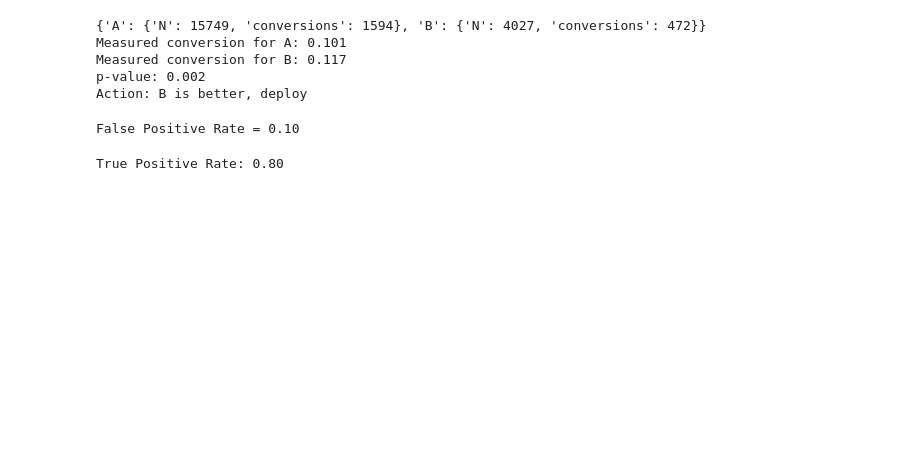
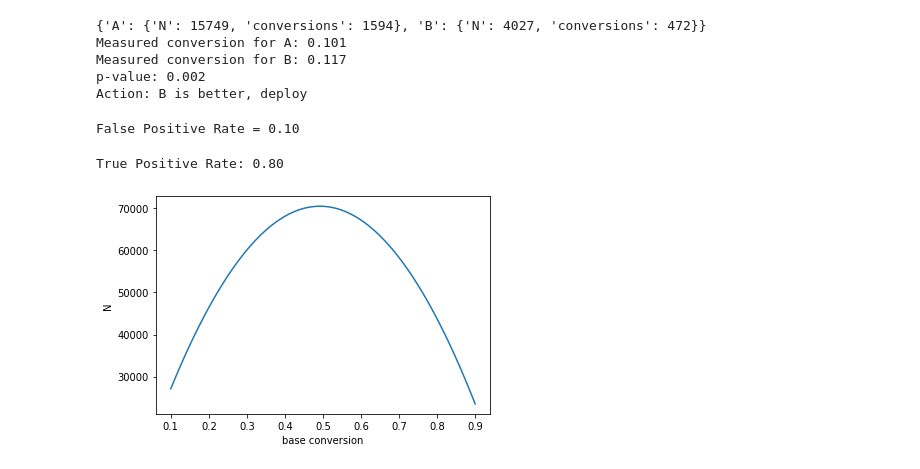
Before and after one commit to mtrencseni/playground, a Jupyter notebook: Conversion AB test with the Z-test.ipynb, the cells around one changed output. Drawn from its saved outputs; the diff is of its cells as text; code cells hidden in the pictures; blank space fills up the shorter version.

```diff
--- a/Conversion AB test with the Z-test.ipynb
+++ b/Conversion AB test with the Z-test.ipynb
@@ -187,3 +187,28 @@ tpr = num_successes/num_tests
 print("True Positive Rate: %.2f" % tpr)
 # %% [output]
 True Positive Rate: 0.80
+# %%
+from numpy import linspace
+import matplotlib.pyplot as plt
+
+alpha = 0.10
+beta = 0.80
+valuable_diff = 0.01
+base_traffic_split = 0.8
+data = []
+for base_conversion in linspace(0.1, 0.9, 100):
+    N = num_samples(
+        alpha=alpha,
+        beta=beta,
+        mu_A=base_conversion,
+        mu_delta=valuable_diff,
+        traffic_ratio_A=base_traffic_split,
+    )
+    data.append((base_conversion, N))
+
+plt.xlabel('base conversion')
+plt.ylabel('N')
+plt.plot([x[0] for x in data], [x[1] for x in data])
+plt.show()
+# %% [output]
+[figure, added]
```
Also changed, not shown: parts of 3 cells of this notebook.
